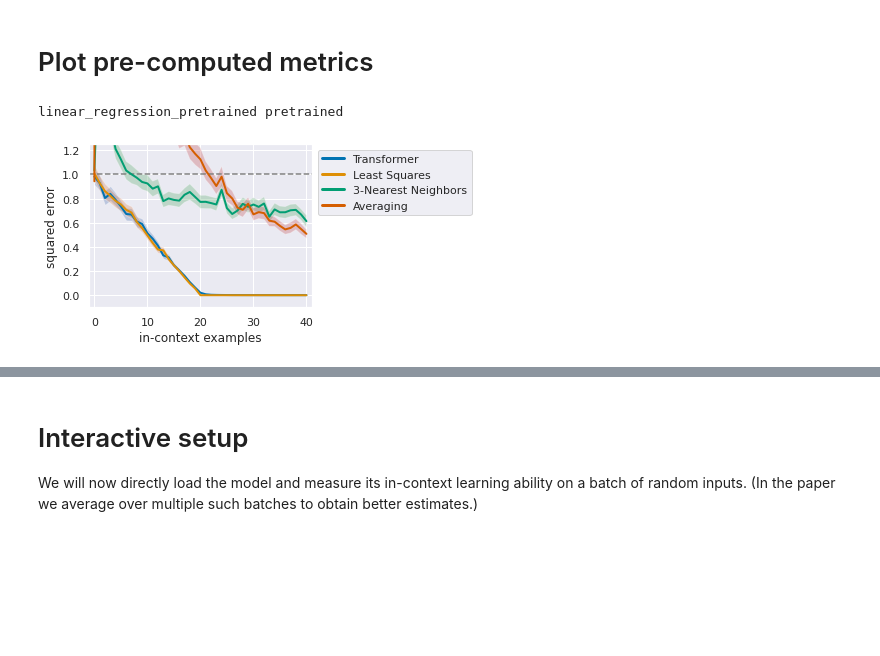
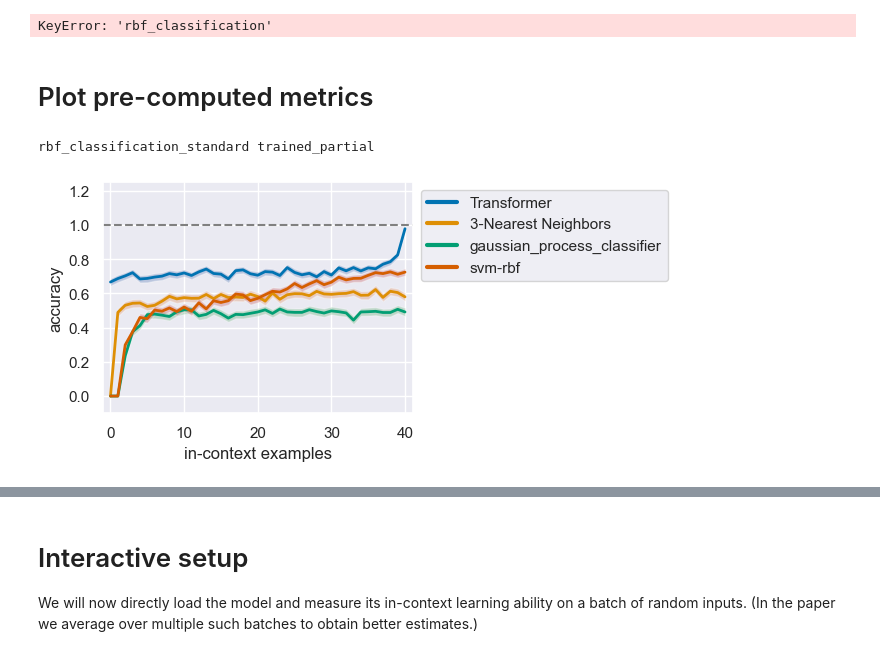
Before and after one commit to zenglingqi647/ICL, a Jupyter notebook: src/eval.ipynb, the cells around one changed output, grey strips where cells are left out. Cells and saved outputs as stored; diff of their text form; code cells hidden in the pictures; blank space fills up the shorter version.

```diff
--- a/src/eval.ipynb
+++ b/src/eval.ipynb
@@ -33,29 +31,31 @@ df  # list all the runs in our run_dir
 # %%
-task = "linear_regression"
+task = "rbf_logistic_regression"
 #task = "sparse_linear_regression"
 #task = "decision_tree"
 #task = "relu_2nn_regression"
 
-run_id = "pretrained"  # if you train more models, replace with the run_id from the table above
+run_id = "trained_partial"  # if you train more models, replace with the run_id from the table above
 
 run_path = os.path.join(run_dir, task, run_id)
-recompute_metrics = False
+recompute_metrics = True
 
 if recompute_metrics:
     get_run_metrics(run_path)  # these are normally precomputed at the end of training
+# %% [output]
+KeyError: 'rbf_classification'
 # %% [markdown]
 # Plot pre-computed metrics
 # %%
 def valid_row(r):
     return r.task == task and r.run_id == run_id
 
 metrics = collect_results(run_dir, df, valid_row=valid_row)
 _, conf = get_model_from_run(run_path, only_conf=True)
 n_dims = conf.model.n_dims
 
 models = relevant_model_names[task]
-basic_plot(metrics["standard"], models=models)
+basic_plot(metrics["standard"], y_axis_name="accuracy", models=metrics["standard"].keys())
 plt.show()
 # %% [output]
-linear_regression_pretrained pretrained
+rbf_classification_standard trained_partial
-[figure, old version]
+[figure, new version]
```
Also changed, not shown: parts of 3 cells of this notebook, 3 other files.
